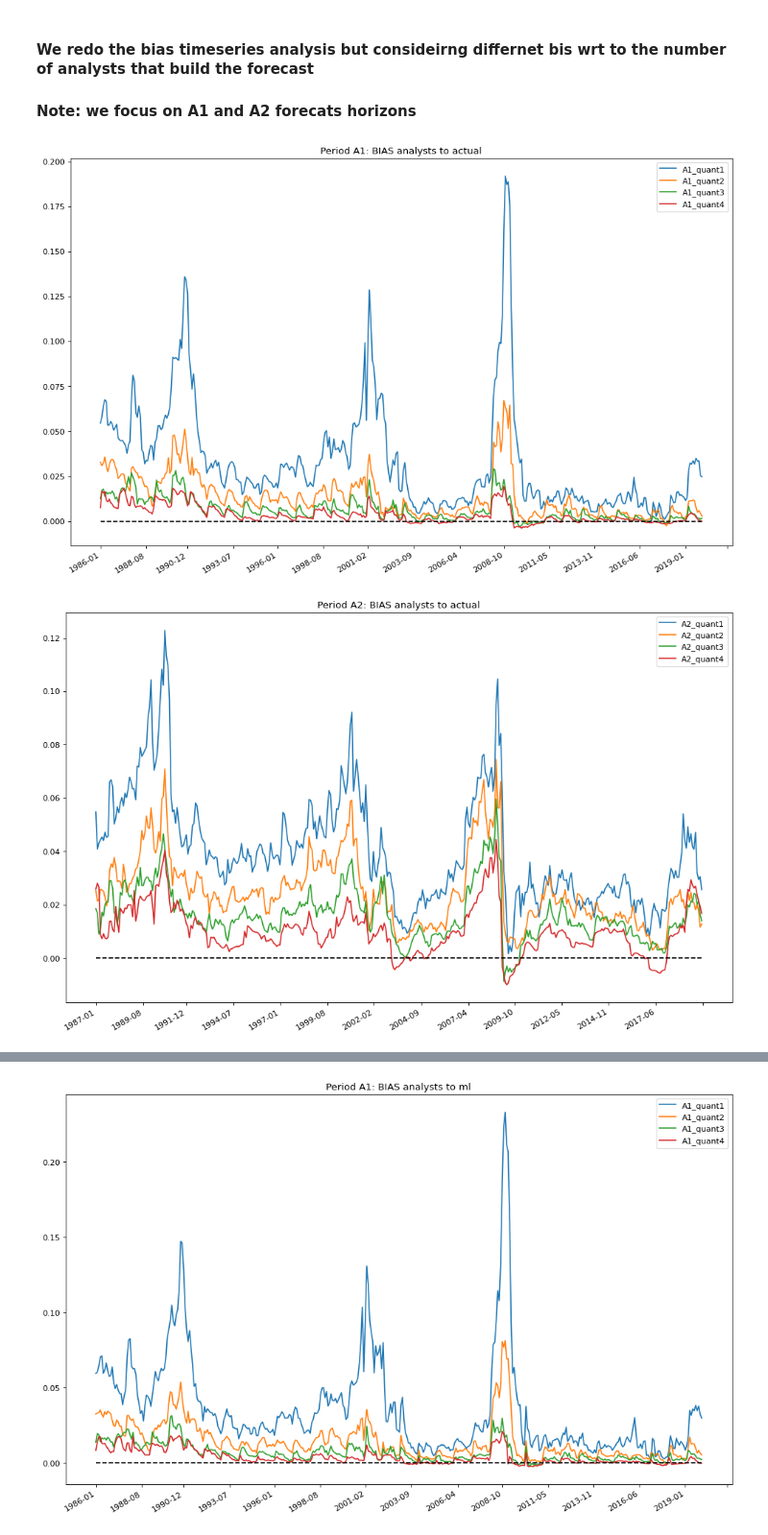
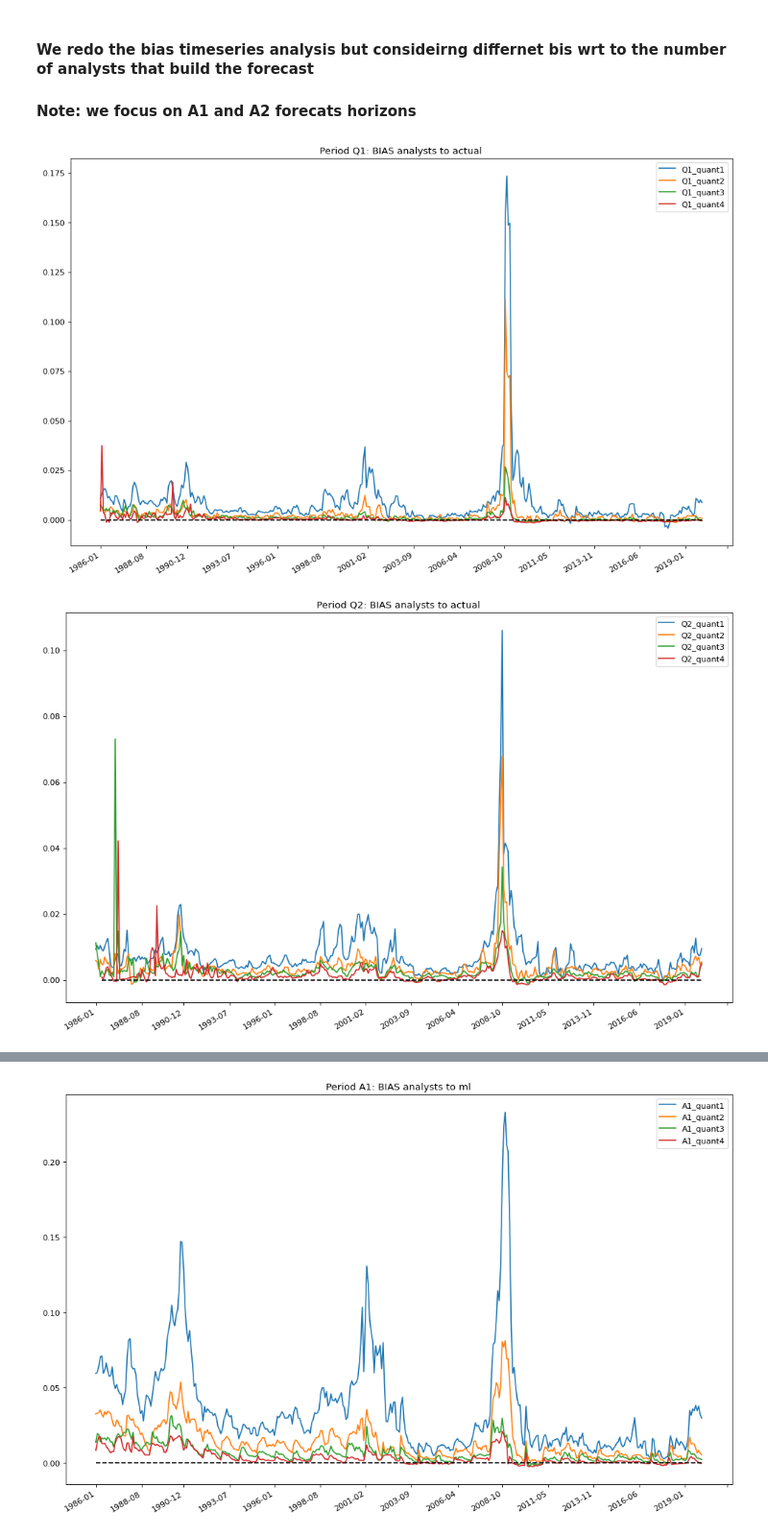
Before and after one commit to NicoloMarsucco/ML-financial-modelling, a Jupyter notebook: bias_analysis.ipynb, the cells around one changed output, grey strips where cells are left out. Shown at 96% size. Saved outputs shown, nothing was run; the diff lists cells and outputs as text; code cells hidden in the pictures.

```diff
--- a/bias_analysis.ipynb
+++ b/bias_analysis.ipynb
@@ -151,23 +151,23 @@ df_1 = pd.read_csv(f"results/A1_rf.csv")
 df_2 = pd.read_csv(f"results/A2_rf.csv")
 dictionary = {'A1': df_1, 'A2': df_2}
 # %%
-for period, df in dictionary.items():
+for period, df in data.items():
     plt.figure(figsize=(15, 10), dpi=80)
     df['bias_analyst_actual'] = (df.adj_meanest - df.adj_actual) / df.price
     df_trunc = df[df.numest <= df.numest.quantile(0.25)]
     plt.plot(df_trunc.Date.unique().astype(str), df_trunc.groupby(['Date']).bias_analyst_actual.apply(lambda x: stats.trim_mean(x, 0.01)), label=f'{period}_quant1');
     df_trunc = df[(df.numest > df.numest.quantile(0.25)) & (df.numest <= df.numest.quantile(0.5)) ]
     plt.plot(df_trunc.Date.unique().astype(str), df_trunc.groupby(['Date']).bias_analyst_actual.apply(lambda x: stats.trim_mean(x, 0.01)), label=f'{period}_quant2');
     df_trunc = df[(df.numest > df.numest.quantile(0.5)) & (df.numest <= df.numest.quantile(0.75)) ]
     plt.plot(df_trunc.Date.unique().astype(str), df_trunc.groupby(['Date']).bias_analyst_actual.apply(lambda x: stats.trim_mean(x, 0.01)), label=f'{period}_quant3');
     df_trunc = df[(df.numest > df.numest.quantile(0.75)) & (df.numest <= df.numest.quantile(1)) ]
     plt.plot(df_trunc.Date.unique().astype(str), df_trunc.groupby(['Date']).bias_analyst_actual.apply(lambda x: stats.trim_mean(x, 0.01)), label=f'{period}_quant4');
     locator = mdate.MonthLocator()
     plt.gca().xaxis.set_major_locator(locator)
     plt.gcf().autofmt_xdate()
     plt.hlines(0, min(df_trunc.Date.unique().astype(str)), max(df_trunc.Date.unique().astype(str)), 'black', linestyles='dashed')
     plt.legend()
     plt.title(f'Period {period}: BIAS analysts to actual')
 # %% [output]
-[figure, old version]
+[figure, new version]
-[figure, old version]
+[figure, new version]
```
Also changed, not shown: parts of 6 cells of this notebook.
